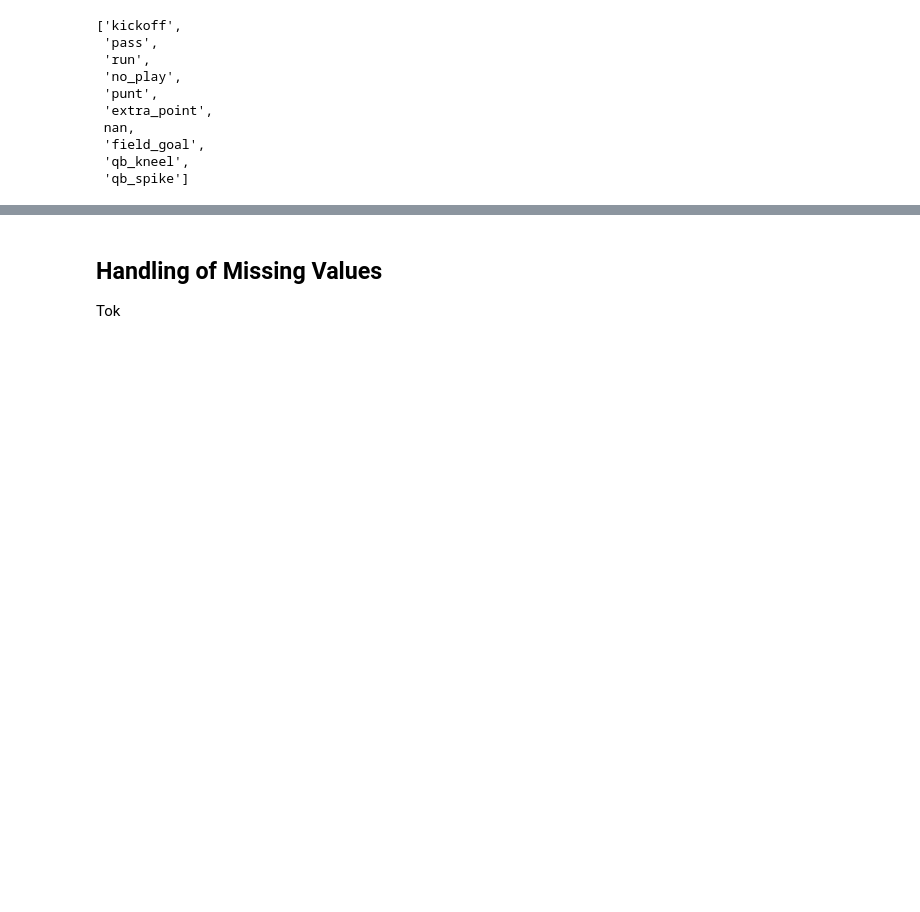
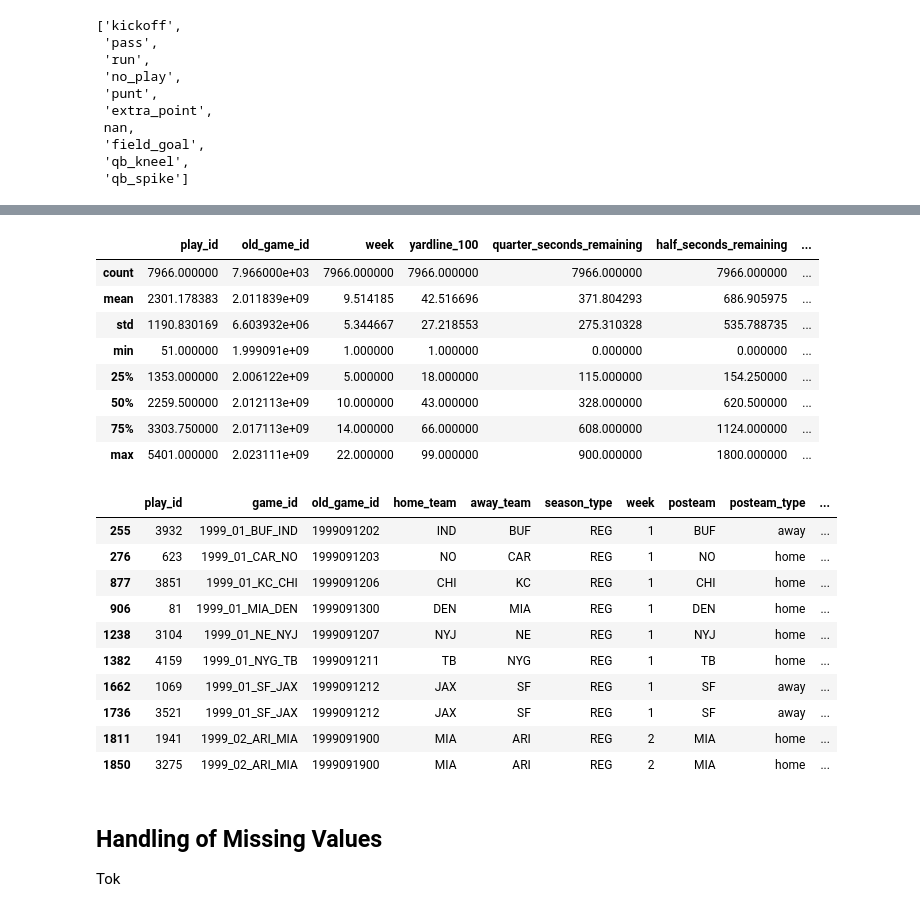
Before and after one commit to MatthiasBiermanns/NFL_play_prediction, a Jupyter notebook: preprocessing_documentation.ipynb, the cells around one changed output, grey strips where cells are left out. Saved outputs shown, nothing was run; the diff lists cells and outputs as text; code cells hidden in the pictures; blank space fills up the shorter version.

```diff
--- a/preprocessing_documentation.ipynb
+++ b/preprocessing_documentation.ipynb
@@ -42,6 +42,3 @@ combined_df = pd.concat(dataframes, axis=0)
 
 # reset the index of the combined dataframe
 combined_df.reset_index(drop=True, inplace=True)
-# %%
-# drop safeties
-combined_df.drop(combined_df[combined_df["safety"] == 1].index, axis=0, inplace=True)
@@ -53,8 +88,3 @@ combined_df.drop(combined_df[combined_df["penalty"] == 1].index, axis=0, inplace
 combined_df.drop(
     combined_df[combined_df["lateral_reception"] == 1].index, axis=0, inplace=True
 )
-# %%
-# drop plays with laterals
-combined_df.drop(
-    combined_df[combined_df["lateral_rush"] == 1].index, axis=0, inplace=True
-)
@@ -61,3 +105,27 @@ combined_df.drop(
+# %%
+display(combined_df[combined_df['replay_or_challenge'] == 1].describe())
+display(combined_df[combined_df['replay_or_challenge'] == 1].head(10))
+# %% [output]
+|  | play_id | old_game_id | week | yardline_100 | quarter_seconds_remaining | half_seconds_remaining | ... |
+| count | 7966.000000 | 7.966000e+03 | 7966.000000 | 7966.000000 | 7966.000000 | 7966.000000 | ... |
+| mean | 2301.178383 | 2.011839e+09 | 9.514185 | 42.516696 | 371.804293 | 686.905975 | ... |
+| std | 1190.830169 | 6.603932e+06 | 5.344667 | 27.218553 | 275.310328 | 535.788735 | ... |
+| min | 51.000000 | 1.999091e+09 | 1.000000 | 1.000000 | 0.000000 | 0.000000 | ... |
+| 25% | 1353.000000 | 2.006122e+09 | 5.000000 | 18.000000 | 115.000000 | 154.250000 | ... |
+| 50% | 2259.500000 | 2.012113e+09 | 10.000000 | 43.000000 | 328.000000 | 620.500000 | ... |
+| 75% | 3303.750000 | 2.017113e+09 | 14.000000 | 66.000000 | 608.000000 | 1124.000000 | ... |
+| max | 5401.000000 | 2.023111e+09 | 22.000000 | 99.000000 | 900.000000 | 1800.000000 | ... |
+|  | play_id | game_id | old_game_id | home_team | away_team | season_type | week | posteam | posteam_type | ... |
+| 255 | 3932 | 1999_01_BUF_IND | 1999091202 | IND | BUF | REG | 1 | BUF | away | ... |
+| 276 | 623 | 1999_01_CAR_NO | 1999091203 | NO | CAR | REG | 1 | NO | home | ... |
+| 877 | 3851 | 1999_01_KC_CHI | 1999091206 | CHI | KC | REG | 1 | CHI | home | ... |
+| 906 | 81 | 1999_01_MIA_DEN | 1999091300 | DEN | MIA | REG | 1 | DEN | home | ... |
+| 1238 | 3104 | 1999_01_NE_NYJ | 1999091207 | NYJ | NE | REG | 1 | NYJ | home | ... |
+| 1382 | 4159 | 1999_01_NYG_TB | 1999091211 | TB | NYG | REG | 1 | TB | home | ... |
+| 1662 | 1069 | 1999_01_SF_JAX | 1999091212 | JAX | SF | REG | 1 | SF | away | ... |
+| 1736 | 3521 | 1999_01_SF_JAX | 1999091212 | JAX | SF | REG | 1 | SF | away | ... |
+| 1811 | 1941 | 1999_02_ARI_MIA | 1999091900 | MIA | ARI | REG | 2 | MIA | home | ... |
+| 1850 | 3275 | 1999_02_ARI_MIA | 1999091900 | MIA | ARI | REG | 2 | MIA | home | ... |
 # %%
 # drop plays with replays or challenges
 combined_df.drop(
```
Also changed, not shown: parts of 5 cells of this notebook, 1 other file.
